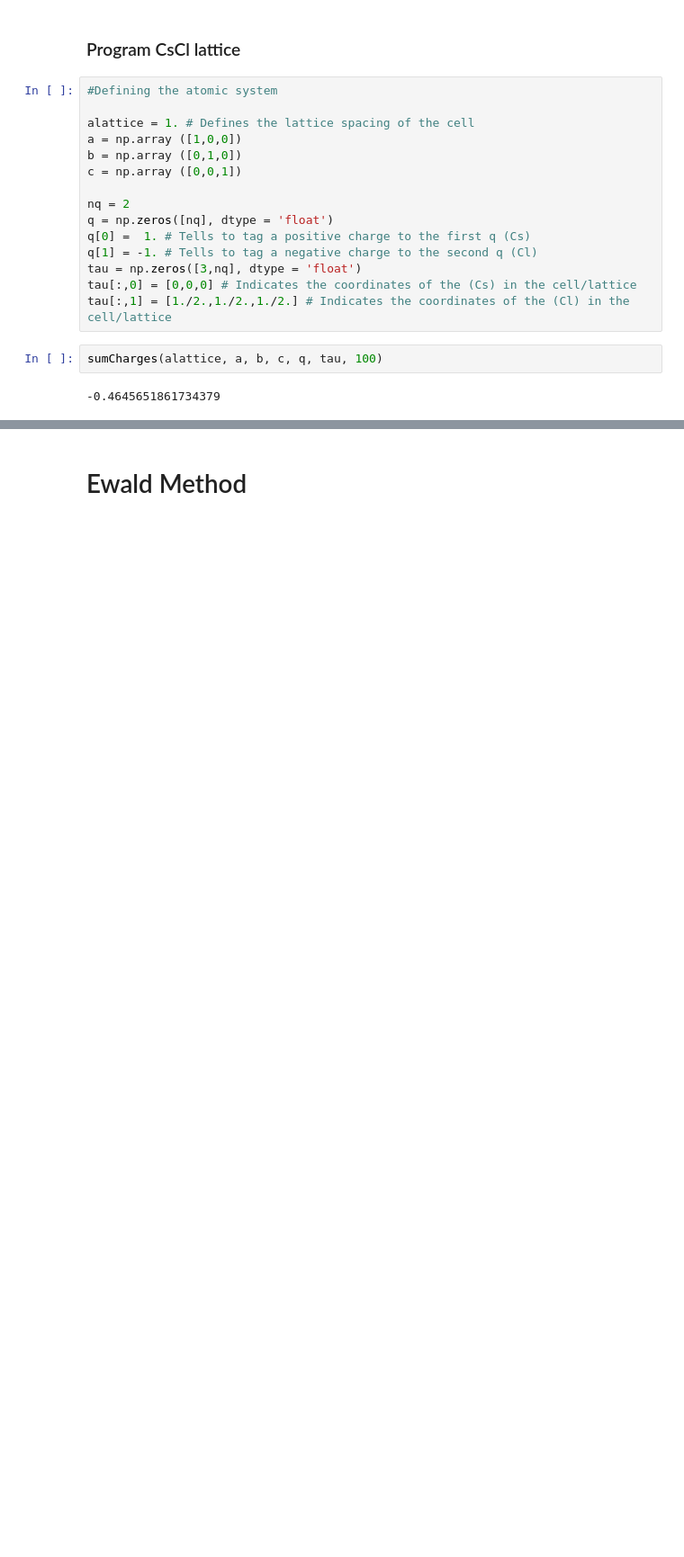
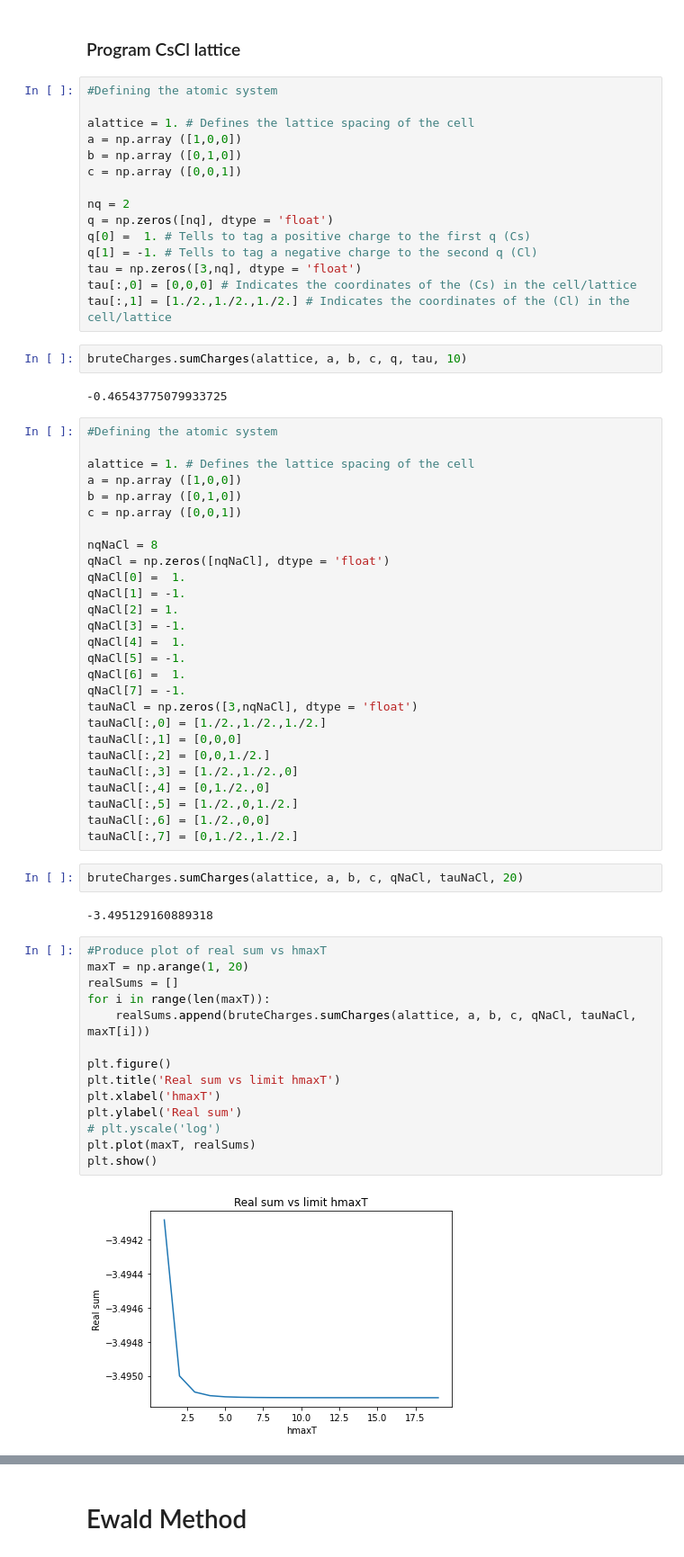
Before and after one commit to carle13/DipolarMagneticInteractions, a Jupyter notebook: AnalysisCharges/analysisCharges.ipynb, the cells around one changed output, grey strips where cells are left out. Shown: that part at 90% size. Cells and saved outputs as stored; diff of their text form; blank space fills up the shorter version.

Commit message:
fix charges

```diff
--- a/AnalysisCharges/analysisCharges.ipynb
+++ b/AnalysisCharges/analysisCharges.ipynb
@@ -22,9 +22,56 @@ tau = np.zeros([3,nq], dtype = 'float')
 tau[:,0] = [0,0,0] # Indicates the coordinates of the (Cs) in the cell/lattice
 tau[:,1] = [1./2.,1./2.,1./2.] # Indicates the coordinates of the (Cl) in the cell/lattice
 # %%
-sumCharges(alattice, a, b, c, q, tau, 100)
+bruteCharges.sumCharges(alattice, a, b, c, q, tau, 10)
 # %% [output]
--0.4645651861734379
+-0.46543775079933725
+# %%
+#Defining the atomic system
+
+alattice = 1. # Defines the lattice spacing of the cell
+a = np.array ([1,0,0])
+b = np.array ([0,1,0])
+c = np.array ([0,0,1])
+
+nqNaCl = 8
+qNaCl = np.zeros([nqNaCl], dtype = 'float')
+qNaCl[0] =  1.
+qNaCl[1] = -1.
+qNaCl[2] = 1.
+qNaCl[3] = -1.
+qNaCl[4] =  1.
+qNaCl[5] = -1.
+qNaCl[6] =  1.
+qNaCl[7] = -1.
+tauNaCl = np.zeros([3,nqNaCl], dtype = 'float')
+tauNaCl[:,0] = [1./2.,1./2.,1./2.]
+tauNaCl[:,1] = [0,0,0]
+tauNaCl[:,2] = [0,0,1./2.]
+tauNaCl[:,3] = [1./2.,1./2.,0]
+tauNaCl[:,4] = [0,1./2.,0]
+tauNaCl[:,5] = [1./2.,0,1./2.]
+tauNaCl[:,6] = [1./2.,0,0]
+tauNaCl[:,7] = [0,1./2.,1./2.]
+# %%
+bruteCharges.sumCharges(alattice, a, b, c, qNaCl, tauNaCl, 20)
+# %% [output]
+-3.495129160889318
+# %%
+#Produce plot of real sum vs hmaxT
+maxT = np.arange(1, 20)
+realSums = []
+for i in range(len(maxT)):
+    realSums.append(bruteCharges.sumCharges(alattice, a, b, c, qNaCl, tauNaCl, maxT[i]))
+
+plt.figure()
+plt.title('Real sum vs limit hmaxT')
+plt.xlabel('hmaxT')
+plt.ylabel('Real sum')
+# plt.yscale('log')
+plt.plot(maxT, realSums)
+plt.show()
+# %% [output]
+[figure, added]
 # %%
 #Produce plot of real sum vs hmaxT
 maxT = np.arange(1, 20)
```
Also changed, not shown: parts of 12 cells of this notebook, 26 other files.
